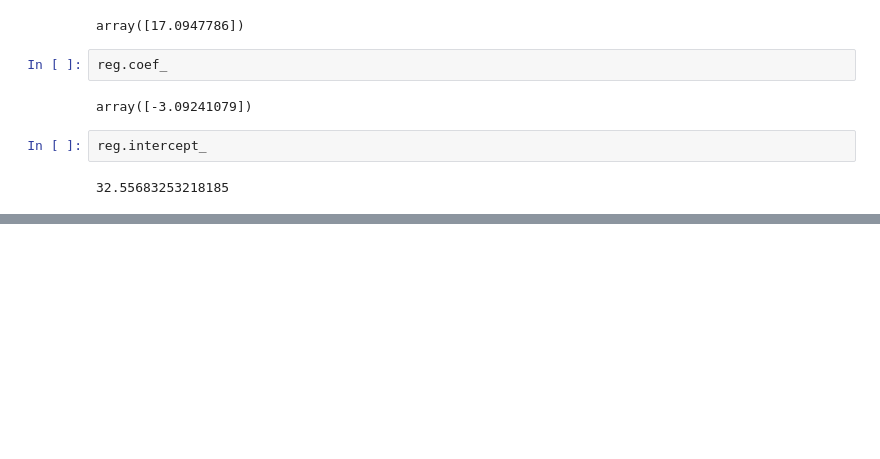
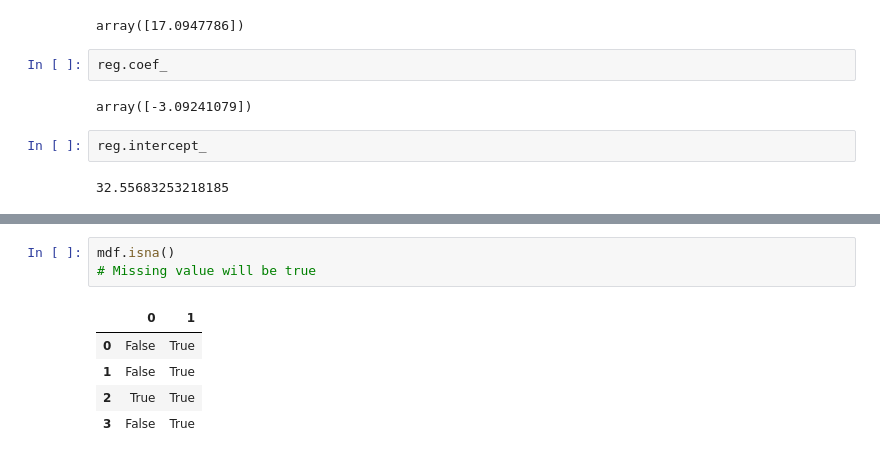
Before and after one commit to Adarsh-5harma/ML_Internship, a Jupyter notebook: linear_Regression.ipynb, the cells around one changed output, grey strips where cells are left out. Drawn from its saved outputs; the diff is of its cells as text; blank space fills up the shorter version.

```diff
--- a/linear_Regression.ipynb
+++ b/linear_Regression.ipynb
@@ -125,0 +138,9 @@ reg.intercept_
+# %%
+mdf.isna()
+# Missing value will be true
+# %% [output]
+|  | 0 | 1 |
+| 0 | False | True |
+| 1 | False | True |
+| 2 | True | True |
+| 3 | False | True |
```
Also changed, not shown: parts of 5 cells of this notebook.
